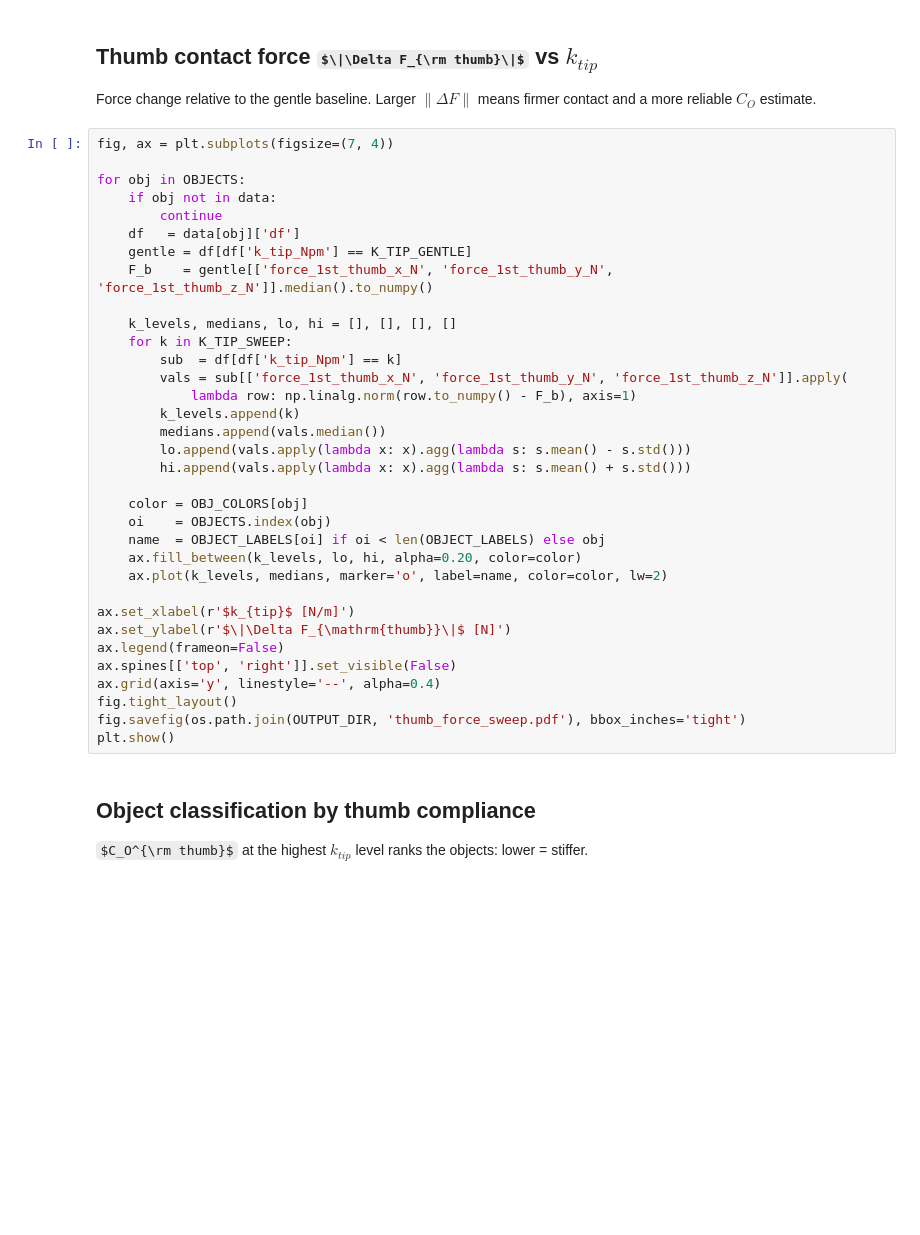
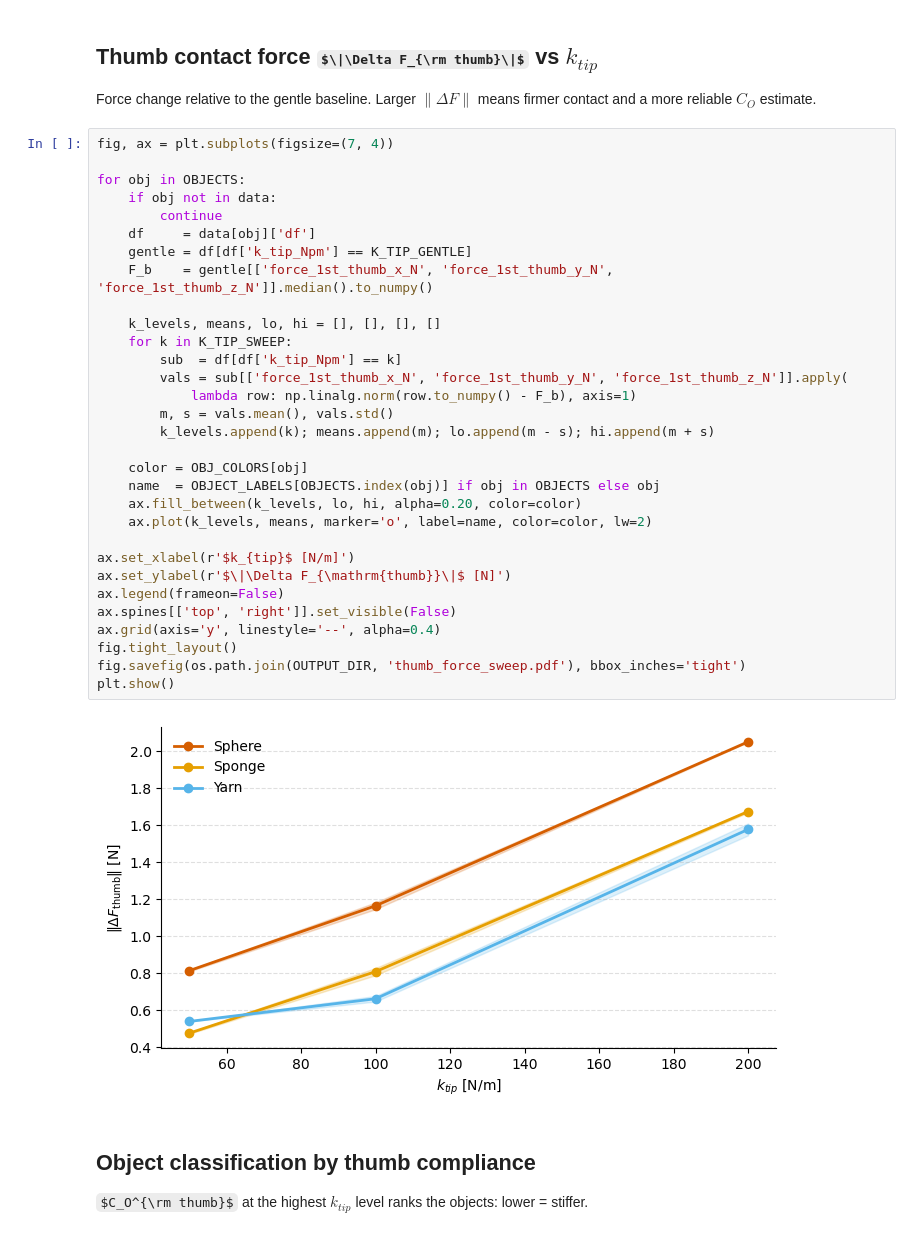
Before and after one commit to CREATE-Lab-EPFL/HumanManipulationVMC, a Jupyter notebook: ProprioceptiveSensing/Hand/plot_object_stiffness_hand.ipynb, the cells around one changed output. Drawn from its saved outputs; the diff is of its cells as text; some formulas as TeX source; blank space fills up the shorter version.

```diff
--- a/ProprioceptiveSensing/Hand/plot_object_stiffness_hand.ipynb
+++ b/ProprioceptiveSensing/Hand/plot_object_stiffness_hand.ipynb
@@ -165,37 +171,36 @@ Force change relative to the gentle baseline. Larger $\|\Delta F\|$ means firmer
 # %%
 fig, ax = plt.subplots(figsize=(7, 4))
 
 for obj in OBJECTS:
     if obj not in data:
         continue
-    df   = data[obj]['df']
+    df     = data[obj]['df']
     gentle = df[df['k_tip_Npm'] == K_TIP_GENTLE]
     F_b    = gentle[['force_1st_thumb_x_N', 'force_1st_thumb_y_N', 'force_1st_thumb_z_N']].median().to_numpy()
 
-    k_levels, medians, lo, hi = [], [], [], []
+    k_levels, means, lo, hi = [], [], [], []
     for k in K_TIP_SWEEP:
         sub  = df[df['k_tip_Npm'] == k]
         vals = sub[['force_1st_thumb_x_N', 'force_1st_thumb_y_N', 'force_1st_thumb_z_N']].apply(
             lambda row: np.linalg.norm(row.to_numpy() - F_b), axis=1)
-        k_levels.append(k)
-        medians.append(vals.median())
-        lo.append(vals.apply(lambda x: x).agg(lambda s: s.mean() - s.std()))
-        hi.append(vals.apply(lambda x: x).agg(lambda s: s.mean() + s.std()))
+        m, s = vals.mean(), vals.std()
+        k_levels.append(k); means.append(m); lo.append(m - s); hi.append(m + s)
 
     color = OBJ_COLORS[obj]
-    oi    = OBJECTS.index(obj)
-    name  = OBJECT_LABELS[oi] if oi < len(OBJECT_LABELS) else obj
+    name  = OBJECT_LABELS[OBJECTS.index(obj)] if obj in OBJECTS else obj
     ax.fill_between(k_levels, lo, hi, alpha=0.20, color=color)
-    ax.plot(k_levels, medians, marker='o', label=name, color=color, lw=2)
+    ax.plot(k_levels, means, marker='o', label=name, color=color, lw=2)
 
 ax.set_xlabel(r'$k_{tip}$ [N/m]')
 ax.set_ylabel(r'$\|\Delta F_{\mathrm{thumb}}\|$ [N]')
 ax.legend(frameon=False)
 ax.spines[['top', 'right']].set_visible(False)
 ax.grid(axis='y', linestyle='--', alpha=0.4)
 fig.tight_layout()
 fig.savefig(os.path.join(OUTPUT_DIR, 'thumb_force_sweep.pdf'), bbox_inches='tight')
 plt.show()
+# %% [output]
+[figure, added]
 # %% [markdown]
 ## Object classification by thumb compliance
 
```
Also changed, not shown: parts of 4 cells of this notebook, 3 other files.
